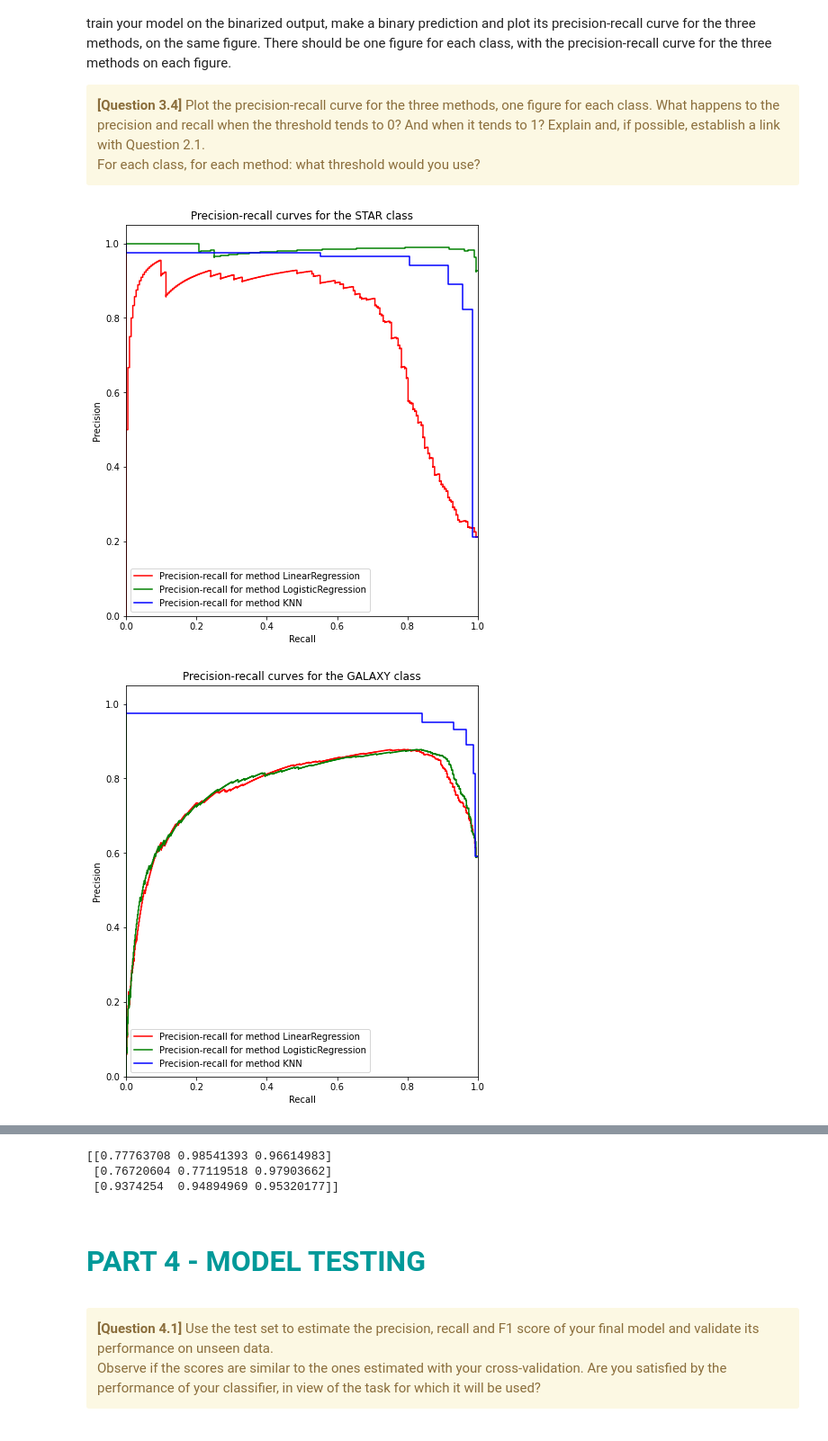
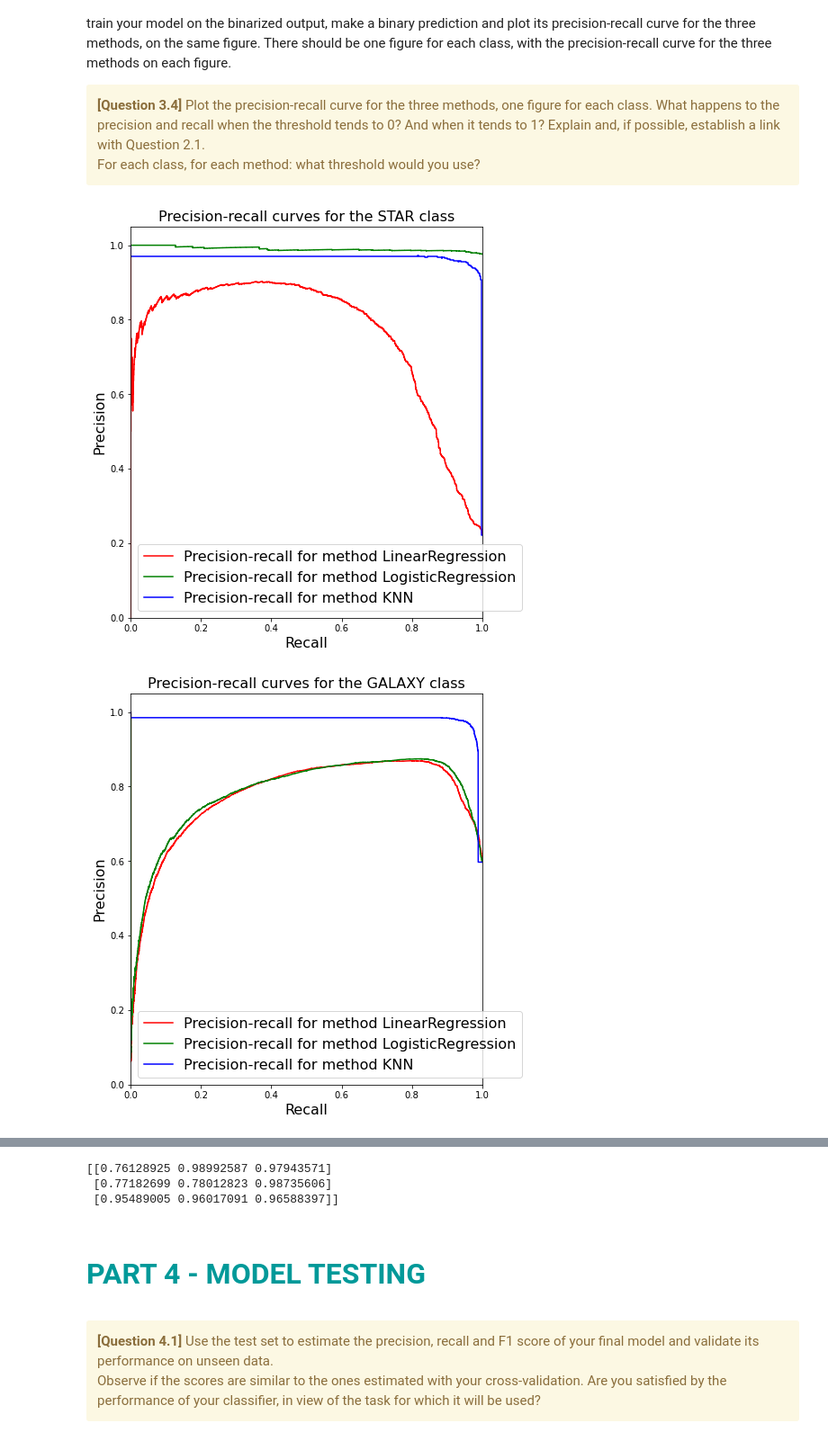
Before and after one commit to Mathis003/LEPL1109-Hackathons, a Jupyter notebook: Hackathon_2/Hackathon02-Classification.ipynb, the cells around one changed output, grey strips where cells are left out. Shown at 90% size. Cells and saved outputs as stored; diff of their text form; code cells hidden in the pictures.

```diff
--- a/Hackathon_2/Hackathon02-Classification.ipynb
+++ b/Hackathon_2/Hackathon02-Classification.ipynb
@@ -684,33 +700,42 @@ from itertools import cycle
 X_train2, X_val = train_test_split(X_train, test_size=0.1, random_state=42)
 y_train2, y_val = train_test_split(y_train, test_size=0.1, random_state=42)
 
 # Binarization of the output
 #y_train2_bin = label_binarize(y_train2, classes=[0, 1, 2])
 #y_val_bin    = label_binarize(y_val, classes=[0, 1, 2])
 n_classes    = y_val.shape[1]
 methods = [LinearRegression(), LogisticRegression(), KNeighborsClassifier()]
+for i in range(len(methods)) :
+    for p in max_param[i] :
+        methods[i].set_params(**p)
 area = np.zeros((n_classes, len(methods)))
 colors = cycle(["red", "green", "blue"])
+text_size = 16
 
 for i in range(n_classes) :
     _, ax = plt.subplots(figsize=(7, 8))
     for j, color in zip(range(len(methods)), colors) :
         methods[j].fit(X_train2, y_train2[:, i])
         if type(methods[j]) == type(LinearRegression()) :
             y_score = methods[j].predict(X_val)
         else : y_score = (methods[j].predict_proba(X_val))[:, 1]
         prec, rec, thres = precision_recall_curve(y_val[:, i], y_score)
         display = PrecisionRecallDisplay(recall=rec, precision=prec, )
         display.plot(ax=ax, name=f"Precision-recall for method {m[j]}", color=color)
         area[i, j] = auc(rec, prec)
     ax.set_xlim([0.0, 1.0])
     ax.set_ylim([0.0, 1.05])
-    ax.legend()
+    ax.legend(fontsize = text_size)
     ax.set_title(f"Precision-recall curves for the {names_classes[i]} class")
+    ax.title.set_size(text_size)
+    plt.xticks(fontsize=text_size)
+    plt.yticks(fontsize=text_size)
+    ax.xaxis.label.set_size(text_size)
+    ax.yaxis.label.set_size(text_size)
     plt.savefig(f"Precision-recall_{names_classes[i]}_class.pdf", format = "pdf")
 
 plt.show()
 print(area)
 # %% [output]
-[figure, old version]
+[figure, new version]
-[figure, old version]
+[figure, new version]
@@ -718,6 +743,6 @@ print(area)
-[[0.77763708 0.98541393 0.96614983]
- [0.76720604 0.77119518 0.97903662]
- [0.9374254  0.94894969 0.95320177]]
+[[0.76128925 0.98992587 0.97943571]
+ [0.77182699 0.78012823 0.98735606]
+ [0.95489005 0.96017091 0.96588397]]
 # %% [markdown]
 <br>
 
```
Also changed, not shown: parts of 3 cells of this notebook, 3 other files.
